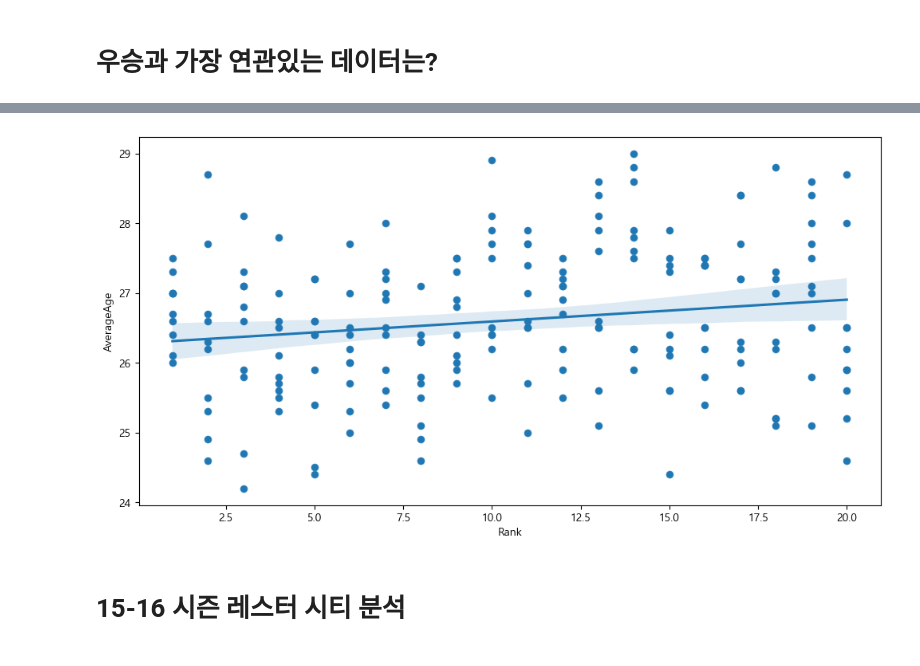
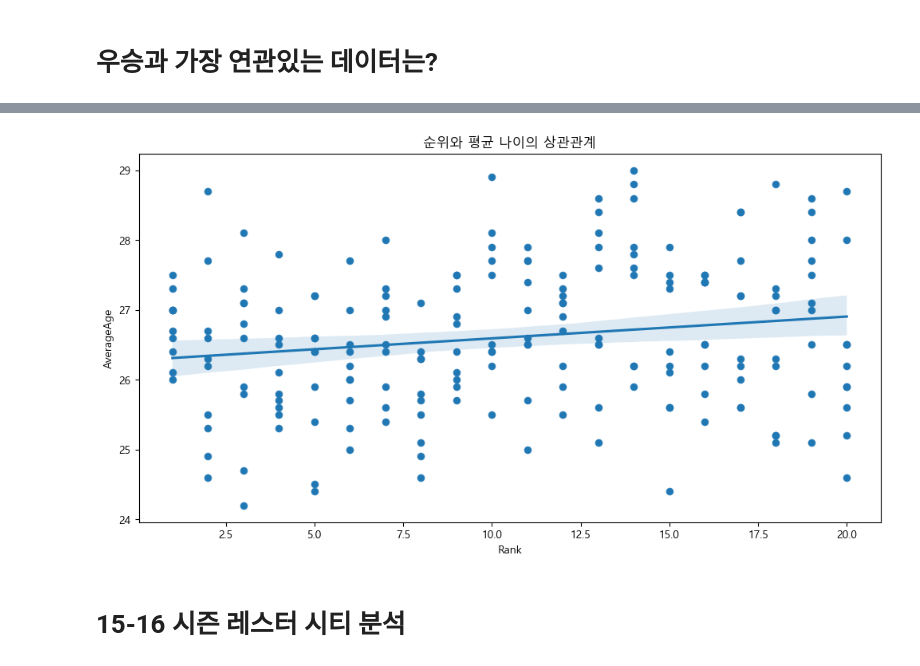
Before and after one commit to gingerman123/Soccer-Data, a Jupyter notebook: plot.ipynb, the cells around one changed output, grey strips where cells are left out. Saved outputs shown, nothing was run; the diff lists cells and outputs as text; code cells hidden in the pictures.

```diff
--- a/plot.ipynb
+++ b/plot.ipynb
@@ -62,11 +58,12 @@ plt.show()
 # %%
 # 순위와 평균 나이
 plt.figure(figsize=(12,6))
 sns.scatterplot(x=epl_df_21['Rank'],y=epl_df_21['AverageAge'])
 sns.regplot(x=epl_df_21['Rank'],y=epl_df_21['AverageAge'])
+plt.title('순위와 평균 나이의 상관관계',loc='center')
 plt.show()
 # %% [output]
-[figure, old version]
+[figure, new version]
 # %% [markdown]
 # 15-16 시즌 레스터 시티 분석
 # %%
```
Also changed, not shown: parts of 5 cells of this notebook, 14 other files.
